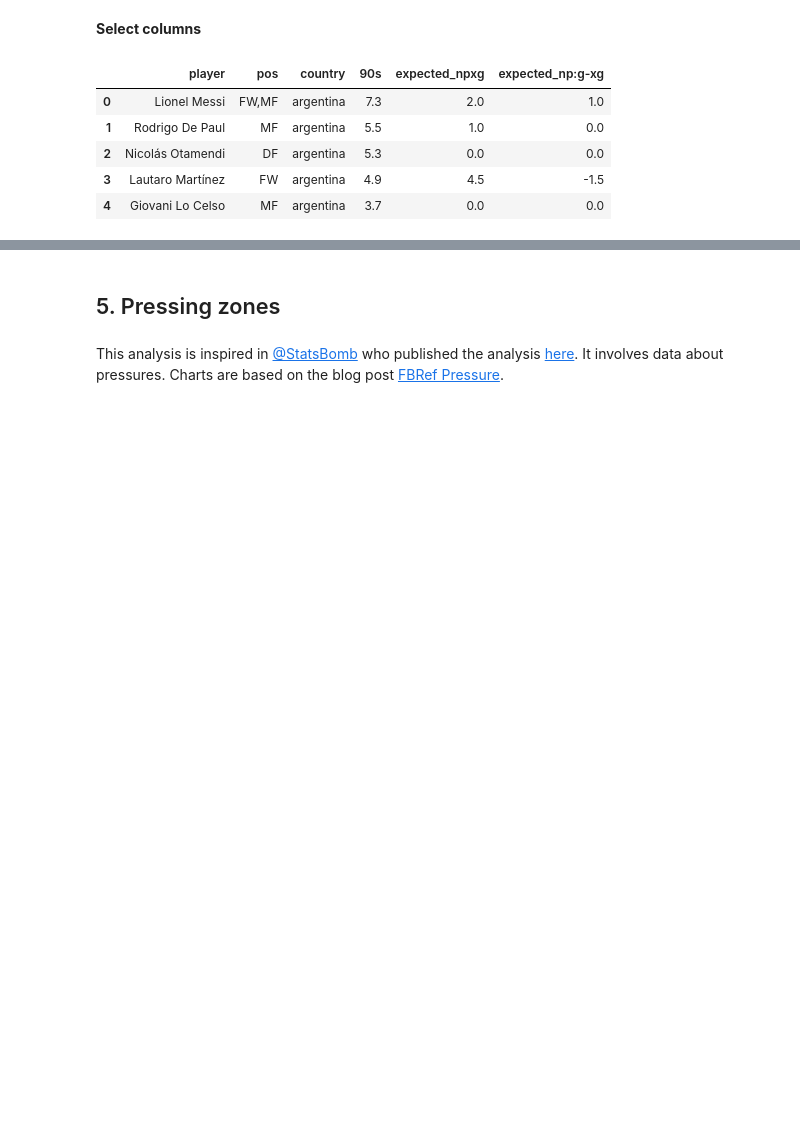
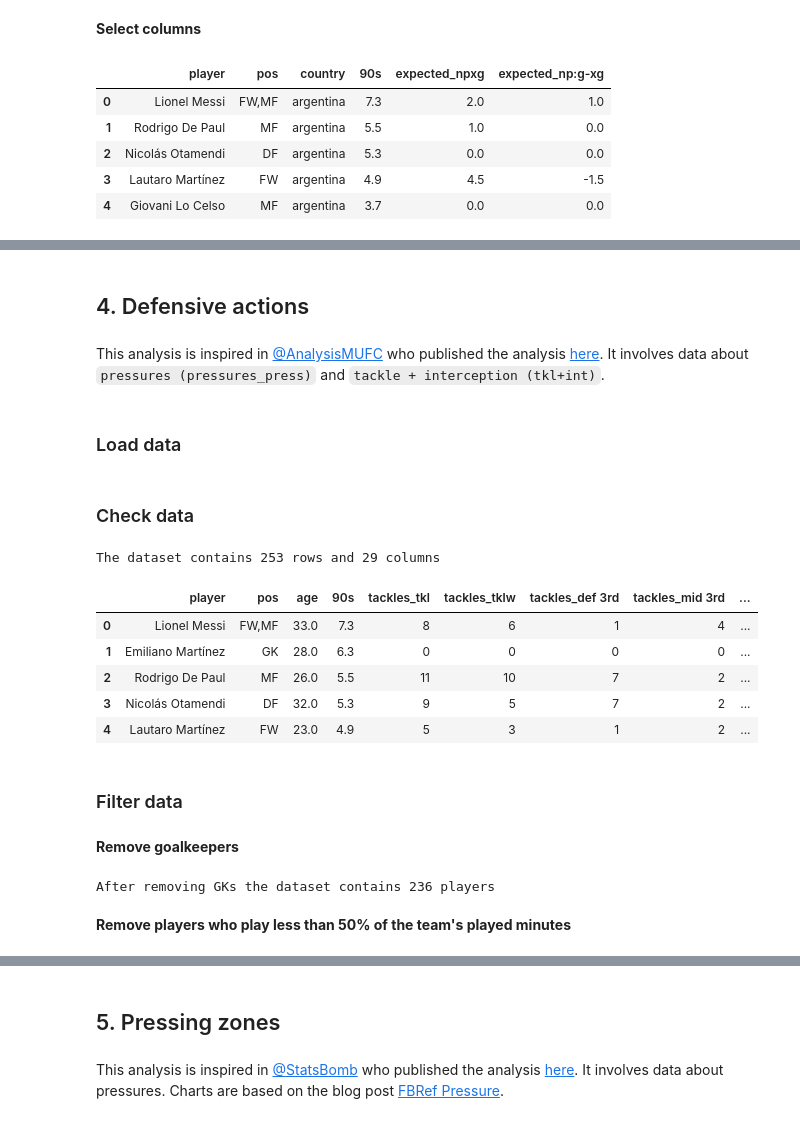
Before and after one commit to joausaga/copa-america-2021-analytics, a Jupyter notebook: team_analysis.ipynb, the cells around one changed output, grey strips where cells are left out. Drawn from its saved outputs; the diff is of its cells as text; code cells hidden in the pictures; blank space fills up the shorter version.

```diff
--- a/team_analysis.ipynb
+++ b/team_analysis.ipynb
@@ -462,0 +524,12 @@ plt.show()
+# %%
+min_teams_played = analysis_df.loc[analysis_df['player']=='Squad Total', ['country', '90s']]
+# %%
+analysis_fdf = pd.DataFrame()
+for country in countries:
+    team = analysis_df[analysis_df['country']==country]
+    min_team_played = min_teams_played.loc[min_teams_played['country']==country, '90s'].values[0]
+    if analysis_fdf.size > 0:
+        analysis_fdf = analysis_fdf.append(team[team['90s'] >= (min_team_played/2)], ignore_index=True,
+                                           sort=False)
+    else:
+        analysis_fdf = team[team['90s'] >= (min_team_played/2)]
@@ -462,0 +664,36 @@ plt.show()
+# %% [markdown]
+## 4. Defensive actions
+# %% [markdown]
+This analysis is inspired in [@AnalysisMUFC](https://twitter.com/AnalysisMUFC) who published the analysis [here](https://twitter.com/TaikingUnited/status/1470846099200036864). It involves data about `pressures (pressures_press)` and `tackle + interception (tkl+int)`.
+# %% [markdown]
+### Load data
+# %%
+name_ds = 'defensive_actions'
+analysis_df = pd.DataFrame()
+for country in countries:
+    if analysis_df.size > 0:
+        aux_analysis_df = pd.read_csv(f"data/{country}_{name_ds}.csv")
+        aux_analysis_df['country'] = country
+        analysis_df = analysis_df.append(aux_analysis_df, ignore_index=True, sort=False)
+    else:
+        analysis_df = pd.read_csv(f"data/{country}_{name_ds}.csv")
+        analysis_df['country'] = country
+# %% [markdown]
+### Check data
+# %%
+print(f"The dataset contains {analysis_df.shape[0]} rows and {analysis_df.shape[1]} columns")
+# %% [output]
+The dataset contains 253 rows and 29 columns
+# %%
+analysis_df.head()
+# %% [output]
+|  | player | pos | age | 90s | tackles_tkl | tackles_tklw | tackles_def 3rd | tackles_mid 3rd | ... |
+| 0 | Lionel Messi | FW,MF | 33.0 | 7.3 | 8 | 6 | 1 | 4 | ... |
+| 1 | Emiliano Martínez | GK | 28.0 | 6.3 | 0 | 0 | 0 | 0 | ... |
+| 2 | Rodrigo De Paul | MF | 26.0 | 5.5 | 11 | 10 | 7 | 2 | ... |
+| 3 | Nicolás Otamendi | DF | 32.0 | 5.3 | 9 | 5 | 7 | 2 | ... |
+| 4 | Lautaro Martínez | FW | 23.0 | 4.9 | 5 | 3 | 1 | 2 | ... |
+# %% [markdown]
+### Filter data
+# %% [markdown]
+**Remove goalkeepers**
@@ -462,0 +702,6 @@ plt.show()
+# %%
+print(f"After removing GKs the dataset contains {analysis_df.shape[0]} players")
+# %% [output]
+After removing GKs the dataset contains 236 players
+# %% [markdown]
+**Remove players who play less than 50% of the team's played minutes**
```
Also changed, not shown: parts of 54 cells of this notebook, 2 other files.
